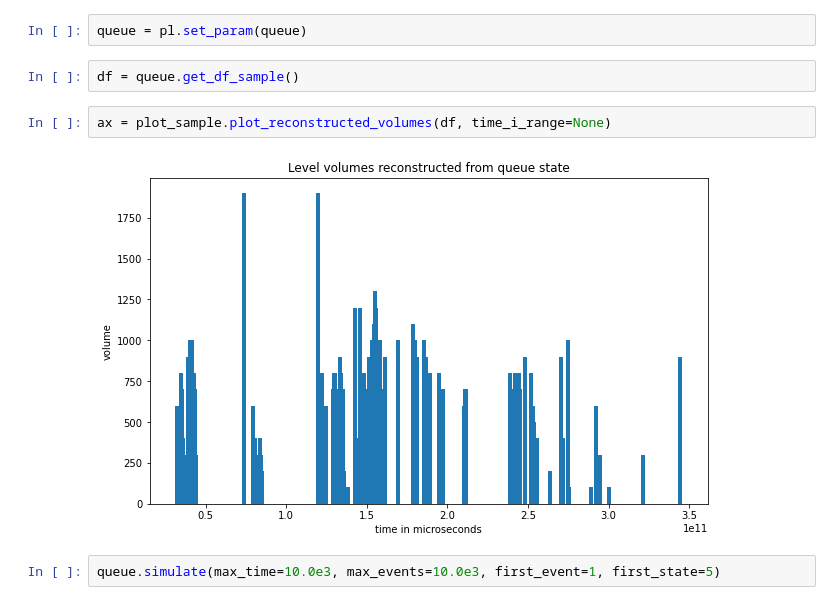
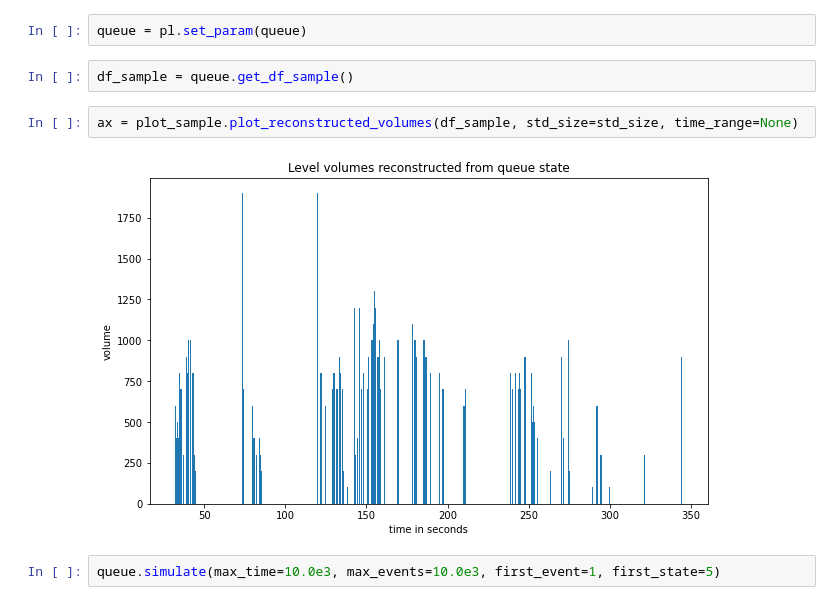
Before and after one commit to claudio-ICL/ondepi, a Jupyter notebook: ondepi/applications/filter.ipynb, the cells around one changed output. Saved outputs shown, nothing was run; the diff lists cells and outputs as text.

```diff
--- a/ondepi/applications/filter.ipynb
+++ b/ondepi/applications/filter.ipynb
@@ -27,11 +27,11 @@ reset_time_origin: True
 # %%
 queue = pl.set_param(queue)
 # %%
-df = queue.get_df_sample()
+df_sample = queue.get_df_sample()
 # %%
-ax = plot_sample.plot_reconstructed_volumes(df, time_i_range=None)
+ax = plot_sample.plot_reconstructed_volumes(df_sample, std_size=std_size, time_range=None)
 # %% [output]
-[figure, old version]
+[figure, new version]
 # %%
 queue.simulate(max_time=10.0e3, max_events=10.0e3, first_event=1, first_state=5)
 # %%
```
Also changed, not shown: parts of 7 cells of this notebook, 1 other file.
